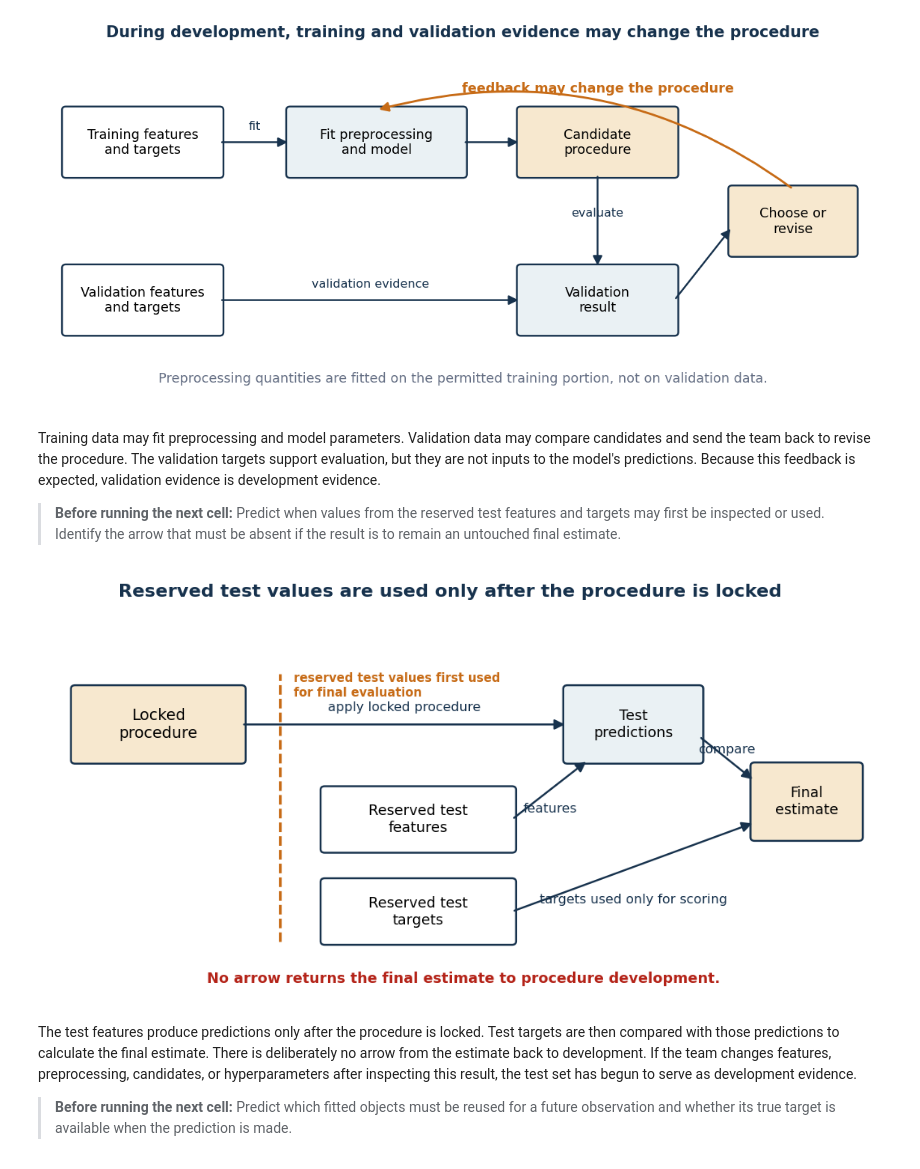
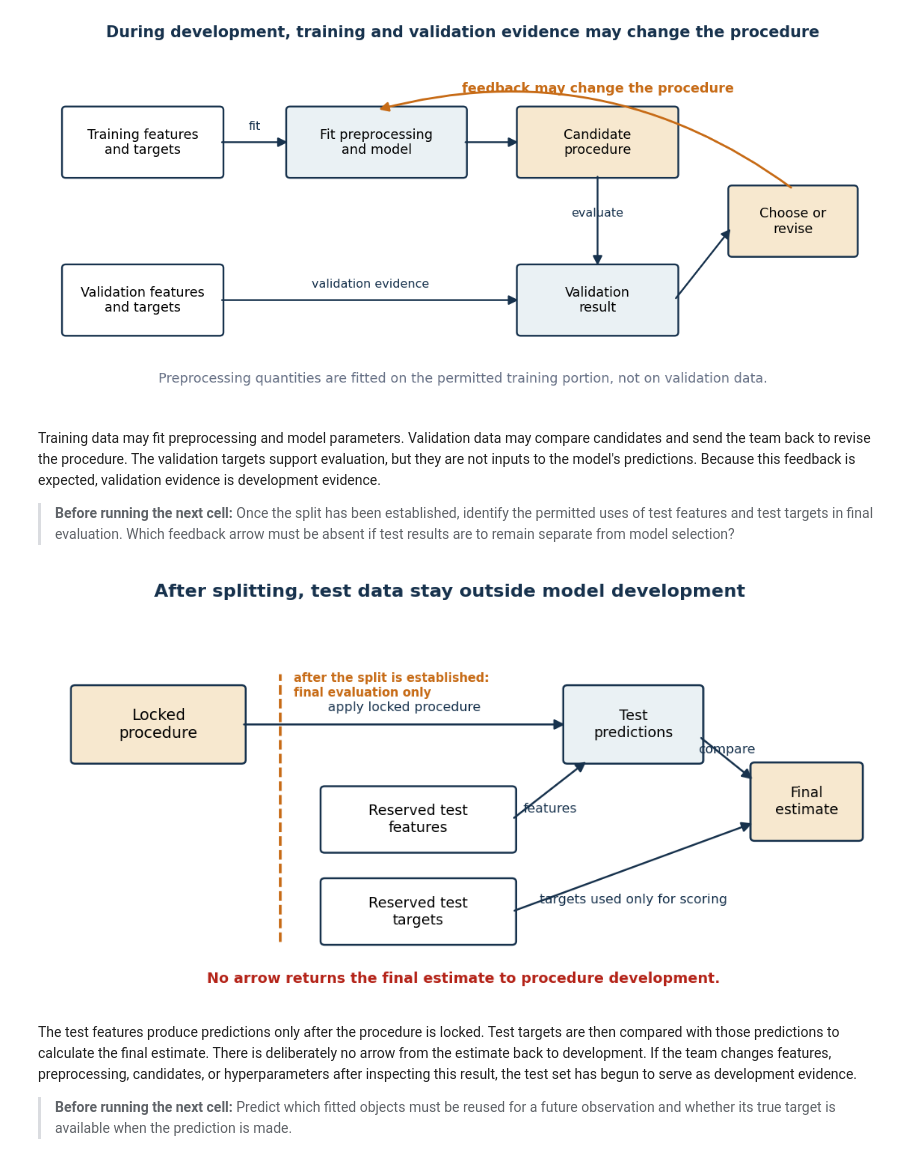
Before and after one commit to KennethWYLee/ML, a Jupyter notebook: course/ch01main.ipynb, the cells around one changed output. Drawn from its saved outputs; the diff is of its cells as text; code cells hidden in the pictures.

Commit message:
Clarify Chapter 1 evaluation stages and regression checks

```diff
--- a/course/ch01main.ipynb
+++ b/course/ch01main.ipynb
@@ -1132,42 +1138,42 @@ plt.show()
 # %% [markdown]
 Training data may fit preprocessing and model parameters. Validation data may compare candidates and send the team back to revise the procedure. The validation targets support evaluation, but they are not inputs to the model's predictions. Because this feedback is expected, validation evidence is development evidence.
 
-> **Before running the next cell:** Predict when values from the reserved test features and targets may first be inspected or used. Identify the arrow that must be absent if the result is to remain an untouched final estimate.
+> **Before running the next cell:** Once the split has been established, identify the permitted uses of test features and test targets in final evaluation. Which feedback arrow must be absent if test results are to remain separate from model selection?
 # %%
 # Course-added final-evaluation boundary.
 fig, ax = plt.subplots(figsize=(11.5, 4.9))
 ax.set_xlim(0, 12)
 ax.set_ylim(-0.55, 5.3)
 ax.axis("off")
 
 draw_box(ax, 0.4, 3.4, 2.4, 1.2, "Locked\nprocedure", facecolor=WARM, fontsize=12)
 draw_box(ax, 4.0, 1.9, 2.7, 1.0, "Reserved test\nfeatures", facecolor="white")
 draw_box(ax, 4.0, 0.35, 2.7, 1.0, "Reserved test\ntargets", facecolor="white")
 draw_box(ax, 7.5, 3.4, 1.9, 1.2, "Test\npredictions", facecolor=LIGHT)
 draw_box(ax, 10.2, 2.1, 1.5, 1.2, "Final\nestimate", facecolor=WARM)
 
 draw_arrow(ax, (2.8, 4.0), (7.5, 4.0), "apply locked procedure")
 draw_arrow(ax, (6.7, 2.4), (7.8, 3.4), "features", label_offset=-0.42)
 draw_arrow(ax, (6.7, 0.85), (10.2, 2.35), "targets used only for scoring", label_offset=-0.65)
 draw_arrow(ax, (9.4, 3.8), (10.2, 3.05), "compare", label_offset=0.05)
 
 ax.plot([3.35, 3.35], [0.35, 4.85], linestyle="--", color=SECONDARY, linewidth=2.0)
 ax.text(
     3.55,
     4.88,
-    "reserved test values first used\nfor final evaluation",
+    "after the split is established:\nfinal evaluation only",
     ha="left",
     va="top",
     color=SECONDARY,
     fontsize=9.2,
     weight="bold",
 )
 ax.text(6.0, -0.35, "No arrow returns the final estimate to procedure development.", ha="center", color=DANGER, weight="bold")
-fig.suptitle("Reserved test values are used only after the procedure is locked", fontsize=14, weight="bold", color=DARK, y=0.98)
+fig.suptitle("After splitting, test data stay outside model development", fontsize=14, weight="bold", color=DARK, y=0.98)
 fig.subplots_adjust(top=0.84, bottom=0.08)
 plt.show()
 # %% [output]
-[figure, old version]
+[figure, new version]
 # %% [markdown]
 The test features produce predictions only after the procedure is locked. Test targets are then compared with those predictions to calculate the final estimate. There is deliberately no arrow from the estimate back to development. If the team changes features, preprocessing, candidates, or hyperparameters after inspecting this result, the test set has begun to serve as development evidence.
 
```
Also changed, not shown: parts of 4 cells of this notebook, 1 other file.
